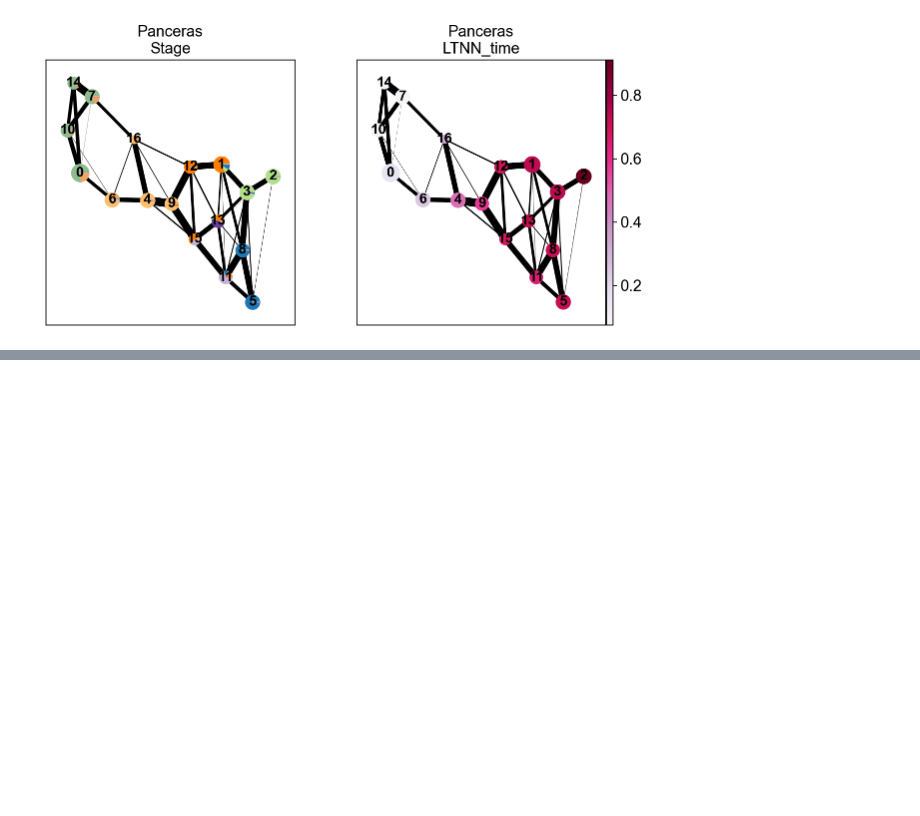
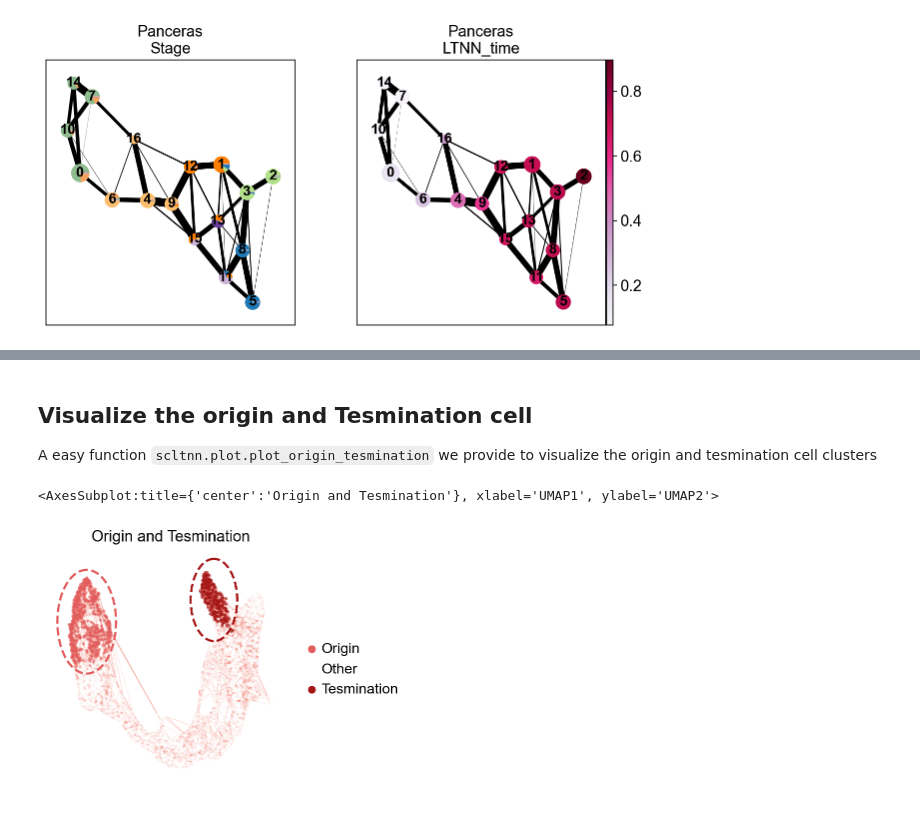
Before and after one commit to Starlitnightly/scltnn, a Jupyter notebook: source/Tutorials/panceras.ipynb, the cells around one changed output, grey strips where cells are left out. Cells and saved outputs as stored; diff of their text form; code cells hidden in the pictures; blank space fills up the shorter version.

```diff
--- a/source/Tutorials/panceras.ipynb
+++ b/source/Tutorials/panceras.ipynb
@@ -195,0 +221,9 @@ scv.pl.scatter(scpancera.adata_test, basis="umap", cmap='PuRd',
+# %% [markdown]
+## Visualize the origin and Tesmination cell
+A easy function `scltnn.plot.plot_origin_tesmination` we provide to visualize the origin and tesmination cell clusters
+# %%
+#sc.tl.umap(scpancera.adata_test)
+scltnn.plot.plot_origin_tesmination(scpancera.adata_test,origin=['10', '14', '7'],tesmination=['2'])
+# %% [output]
+<AxesSubplot:title={'center':'Origin and Tesmination'}, xlabel='UMAP1', ylabel='UMAP2'>
+[figure, added]
```
Also changed, not shown: parts of 10 cells of this notebook, 20 other files.
